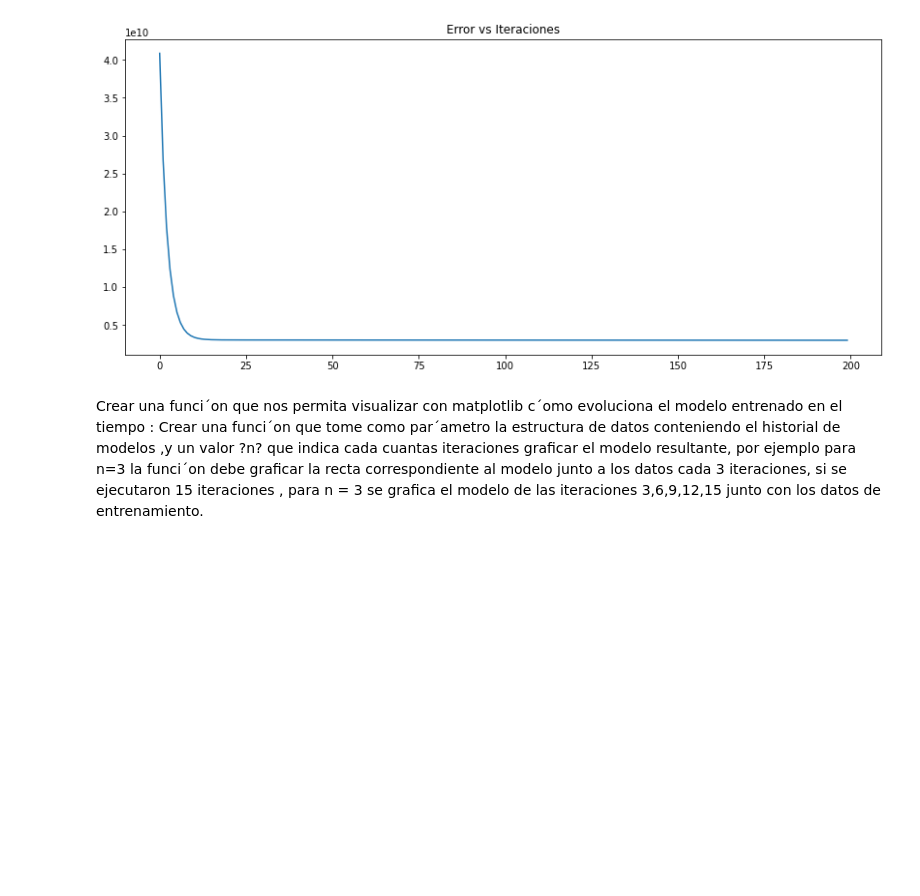
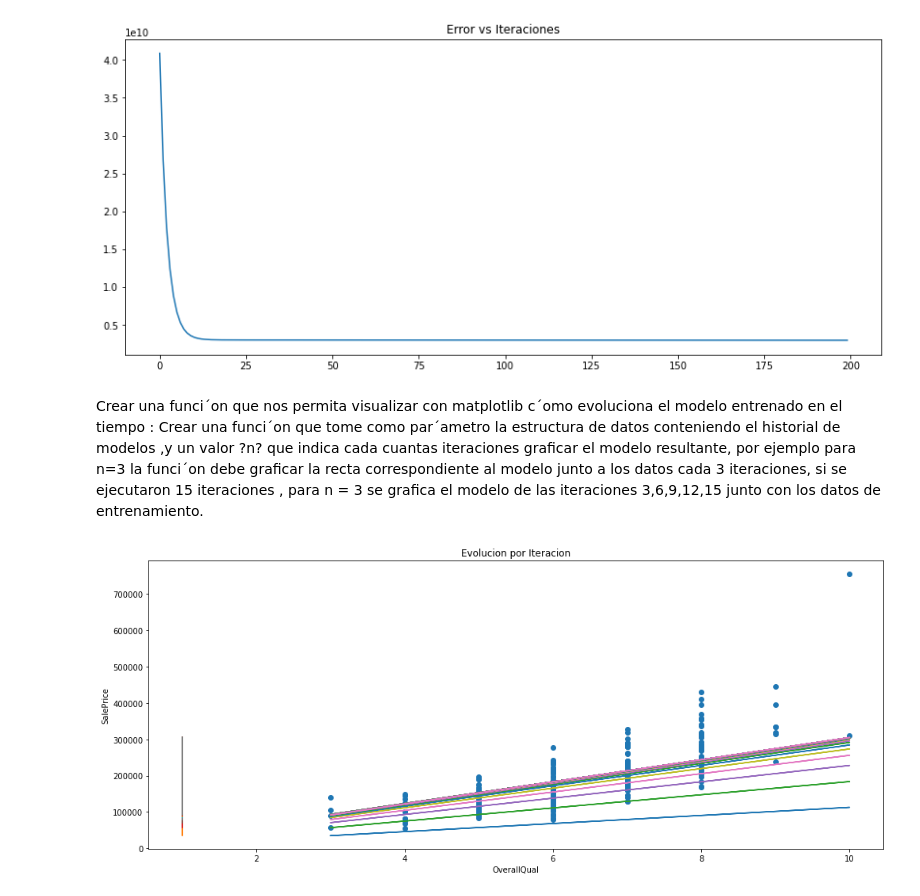
Before and after one commit to JuanjoDC/data-science-python-galileo, a Jupyter notebook: 1. Proyecto - Regresion a pie.ipynb, the cells around one changed output. Cells and saved outputs as stored; diff of their text form; code cells hidden in the pictures; blank space fills up the shorter version.

Commit message:
errores regresion

```diff
--- a/1. Proyecto - Regresion a pie.ipynb
+++ b/1. Proyecto - Regresion a pie.ipynb
@@ -159,7 +159,7 @@ def linear_reg_fit (x, y, epoch, error_cada, learning_rate = 0.005):
 
         if ep%error_cada == 0:
             print('Error en iteracion {}: {}'.format(ep, error))
-    return betas_iter, pd.DataFrame(errors)
+    return np.array(betas_iter), pd.DataFrame(errors)
 
 betas, errors = linear_reg_fit(train['OverallQual'], y_train, 200, 100)
 # %% [output]
@@ -187,3 +187,23 @@ cada cuantas iteraciones graficar el modelo resultante, por ejemplo para n=3 la
 funci´on debe graficar la recta correspondiente al modelo junto a los datos cada 3
 iteraciones, si se ejecutaron 15 iteraciones , para n = 3 se grafica el modelo de las
 iteraciones 3,6,9,12,15 junto con los datos de entrenamiento.
+# %%
+def plot_evolution (x, y, betas, n_plot):
+    fig = plt.figure(figsize=(14,6))
+    x = x[y.notna()]
+    y = y[y.notna()]
+    plt.scatter(x, y)
+    X = np.column_stack((x, np.ones(len(x))))
+    plt.title('Evolucion por Iteracion')
+    plt.xlabel(x.name)
+    plt.ylabel(y.name)
+
+
+    for i in range(len(betas)):
+        if i%n_plot == 0 and i > 0:
+            plt.plot(X, X@betas[i], label=f'n = {i}')
+    plt.show()
+
+plot_evolution(train['OverallQual'], y_train, betas, 2)
+# %% [output]
+[figure, added]
```
Also changed, not shown: parts of 3 cells of this notebook.
